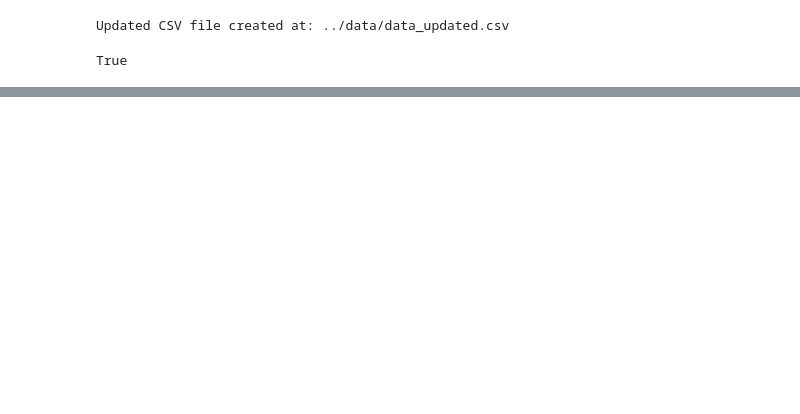
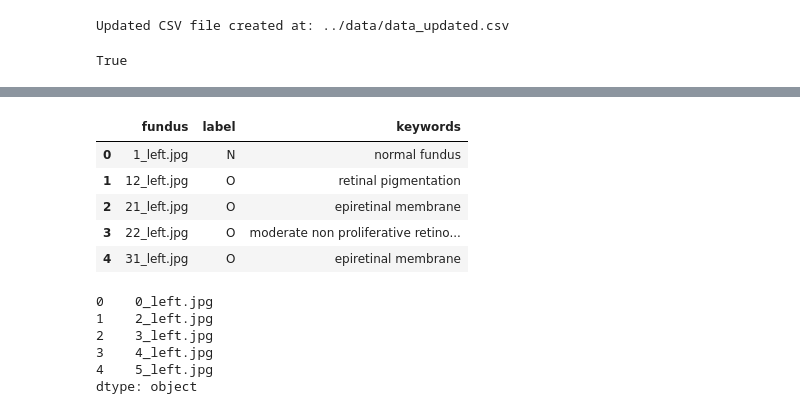
Before and after one commit to Sonugc/opthalmology, a Jupyter notebook: notebook/data_preparation.ipynb, the cells around one changed output, grey strips where cells are left out. Cells and saved outputs as stored; diff of their text form; code cells hidden in the pictures; blank space fills up the shorter version.

```diff
--- a/notebook/data_preparation.ipynb
+++ b/notebook/data_preparation.ipynb
@@ -135,0 +180,18 @@ right_image_details.to_csv(right_csv_file_path, index=False)
+# %%
+val_df_left_right_separate_row.head()
+# %% [output]
+|  | fundus | label | keywords |
+| 0 | 1_left.jpg | N | normal fundus |
+| 1 | 12_left.jpg | O | retinal pigmentation |
+| 2 | 21_left.jpg | O | epiretinal membrane |
+| 3 | 22_left.jpg | O | moderate non proliferative retino... |
+| 4 | 31_left.jpg | O | epiretinal membrane |
+# %%
+train_fundus.head()
+# %% [output]
+0    0_left.jpg
+1    2_left.jpg
+2    3_left.jpg
+3    4_left.jpg
+4    5_left.jpg
+dtype: object
```
Also changed, not shown: parts of 14 cells of this notebook, 4 other files.
